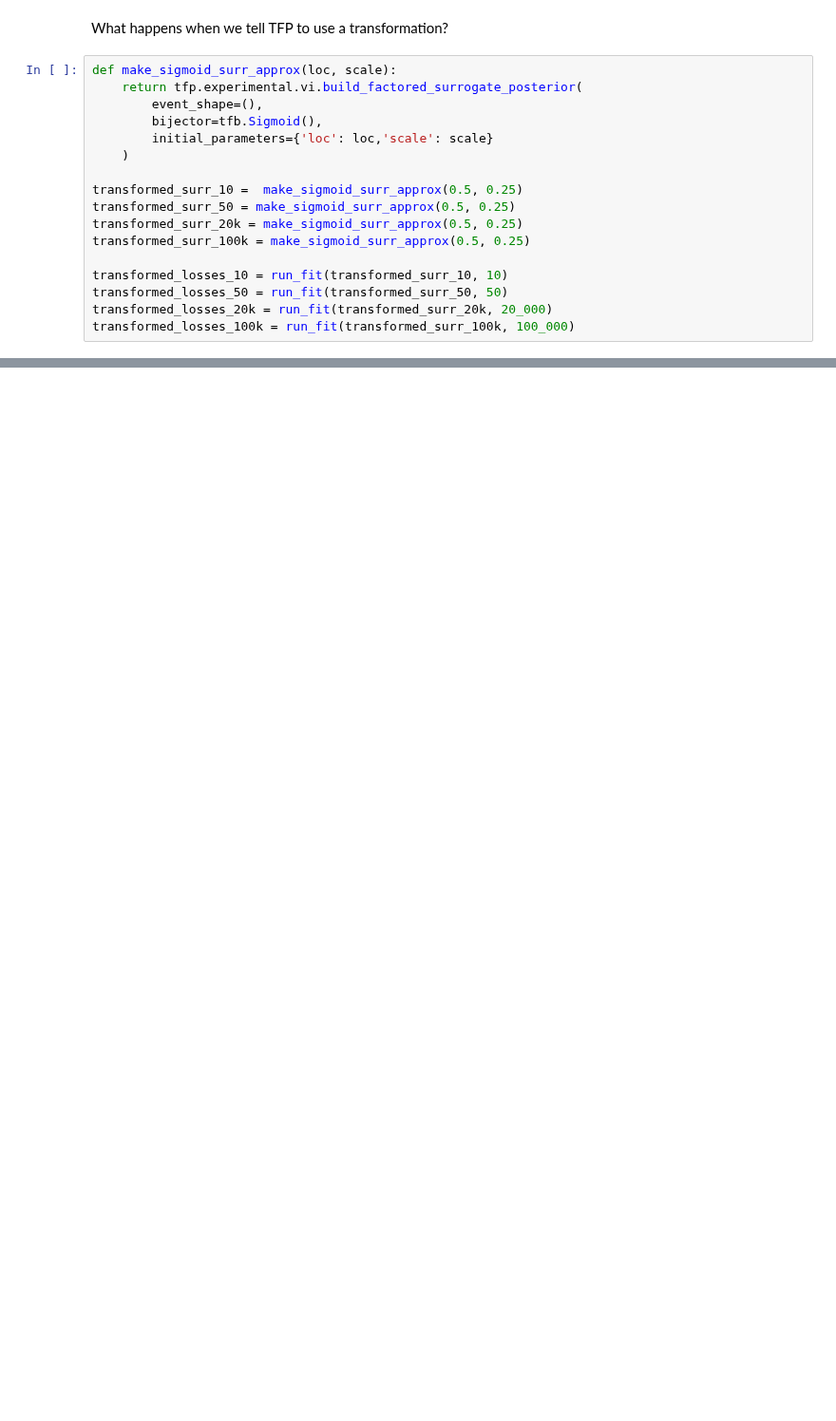
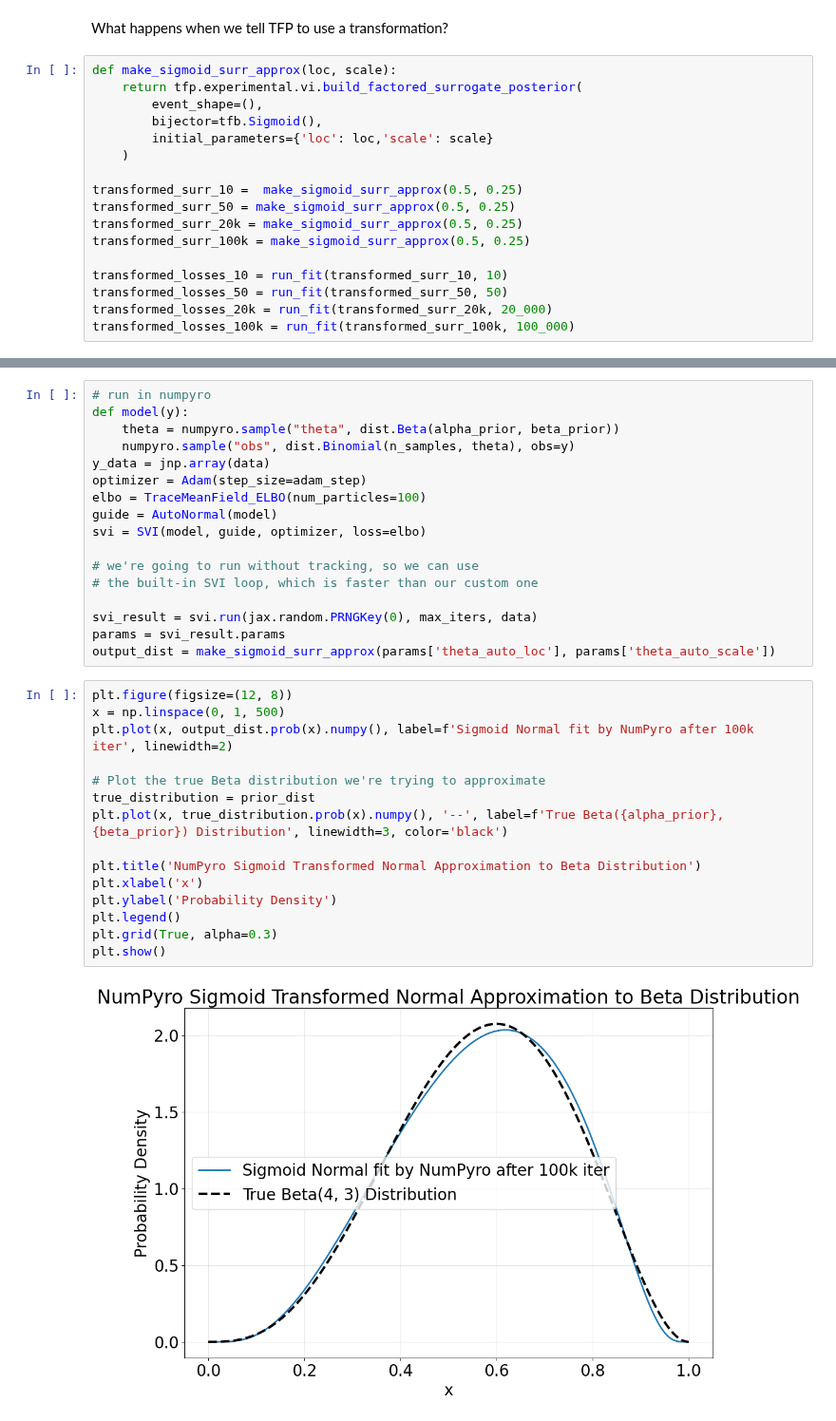
Before and after one commit to madelynandersen/simpleVI, a Jupyter notebook: 3_3_tfp_transforms_matter.ipynb, the cells around one changed output, grey strips where cells are left out. Shown at 95% size. Cells and saved outputs as stored; diff of their text form; blank space fills up the shorter version.

Commit message:
starts random restart work

```diff
--- a/3_3_tfp_transforms_matter.ipynb
+++ b/3_3_tfp_transforms_matter.ipynb
@@ -143,0 +203,34 @@ plt.show()
+# %%
+# run in numpyro
+def model(y):
+    theta = numpyro.sample("theta", dist.Beta(alpha_prior, beta_prior))
+    numpyro.sample("obs", dist.Binomial(n_samples, theta), obs=y)
+y_data = jnp.array(data)
+optimizer = Adam(step_size=adam_step)
+elbo = TraceMeanField_ELBO(num_particles=100)
+guide = AutoNormal(model)
+svi = SVI(model, guide, optimizer, loss=elbo)
+
+# we're going to run without tracking, so we can use
+# the built-in SVI loop, which is faster than our custom one
+
+svi_result = svi.run(jax.random.PRNGKey(0), max_iters, data)
+params = svi_result.params
+output_dist = make_sigmoid_surr_approx(params['theta_auto_loc'], params['theta_auto_scale'])
+# %%
+plt.figure(figsize=(12, 8))
+x = np.linspace(0, 1, 500)
+plt.plot(x, output_dist.prob(x).numpy(), label=f'Sigmoid Normal fit by NumPyro after 100k iter', linewidth=2)
+
+# Plot the true Beta distribution we're trying to approximate
+true_distribution = prior_dist
+plt.plot(x, true_distribution.prob(x).numpy(), '--', label=f'True Beta({alpha_prior}, {beta_prior}) Distribution', linewidth=3, color='black')
+
+plt.title('NumPyro Sigmoid Transformed Normal Approximation to Beta Distribution')
+plt.xlabel('x')
+plt.ylabel('Probability Density')
+plt.legend()
+plt.grid(True, alpha=0.3)
+plt.show()
+# %% [output]
+[figure, added]
```
Also changed, not shown: parts of 5 cells of this notebook, 3 other files.
